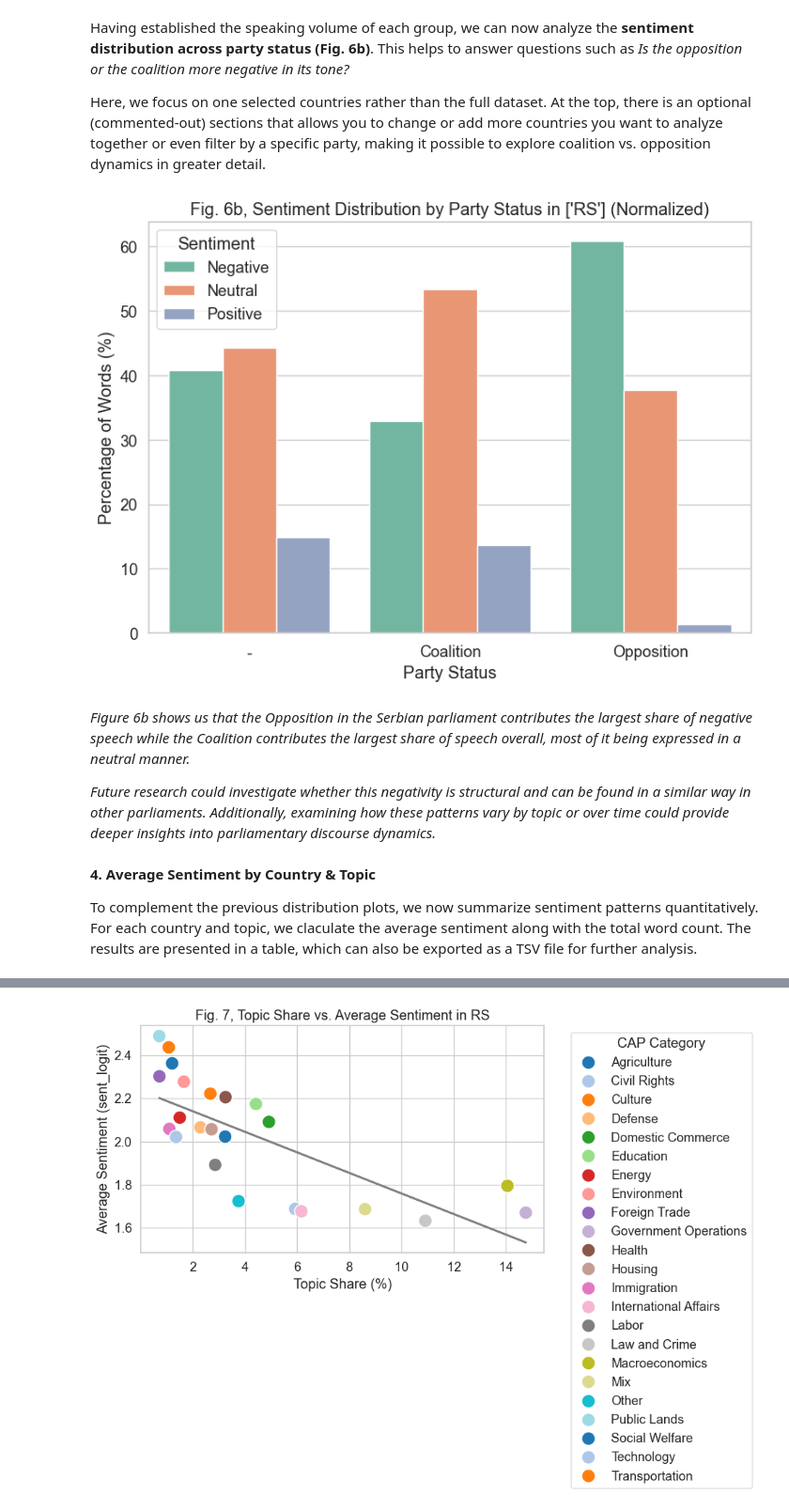
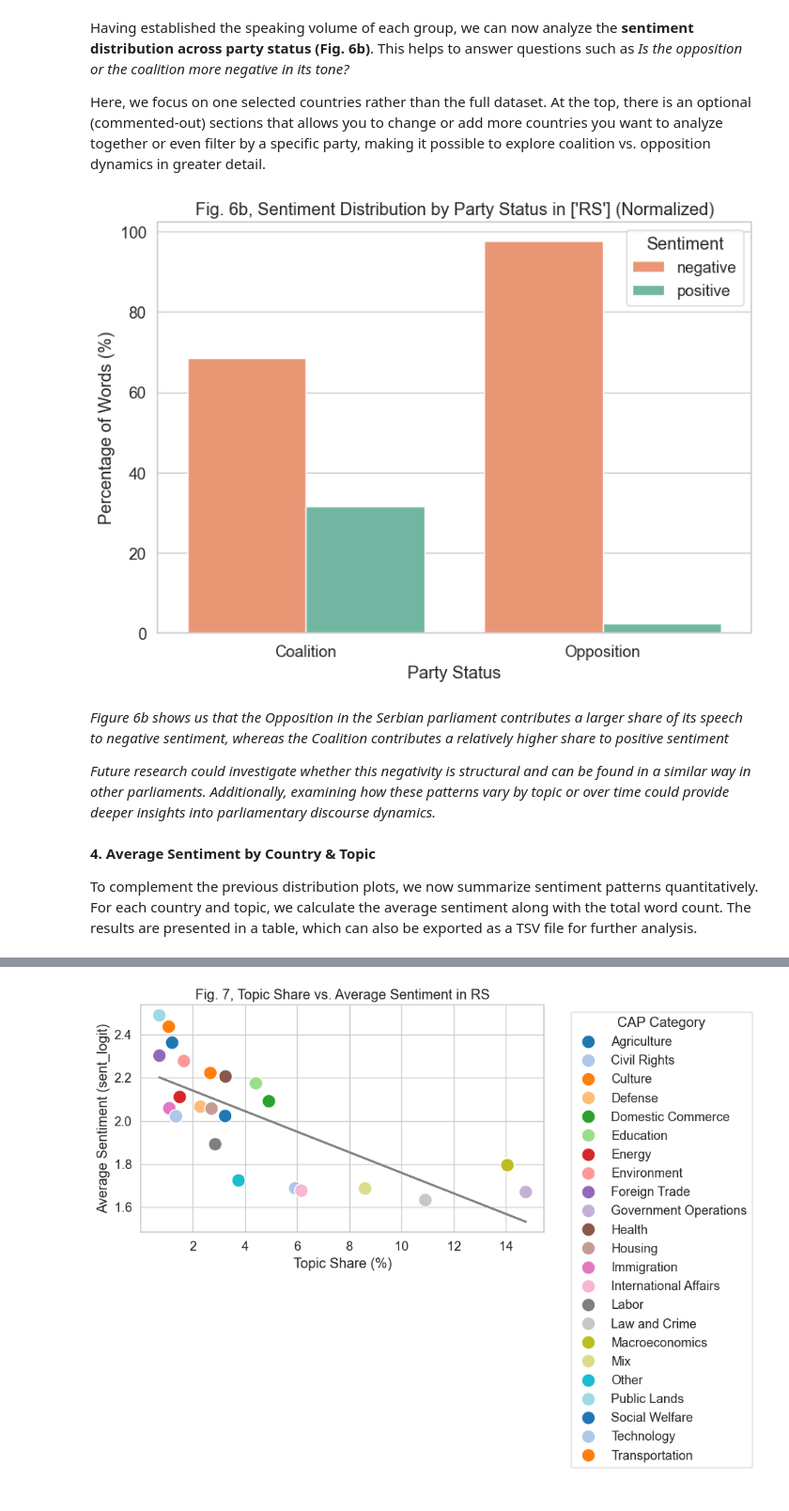
Before and after one commit to clarinsi/ParlaCAP-Analysis-Tutorials, a Jupyter notebook: Tutorial 2 - Calculating Topic and Sentiment Distributions.ipynb, the cells around one changed output, grey strips where cells are left out. Shown at 94% size. Saved outputs shown, nothing was run; the diff lists cells and outputs as text; code cells hidden in the pictures.

```diff
--- a/Tutorial 2 - Calculating Topic and Sentiment Distributions.ipynb
+++ b/Tutorial 2 - Calculating Topic and Sentiment Distributions.ipynb
@@ -116,3 +116,8 @@ All filtered: (4597575, 21)
+# %%
+filtered_all["CAP_category"] = filtered_all["CAP_category"].astype("category")
+filtered_all = filtered_all[~filtered_all["CAP_category"].isin(["Mix", "Other"])]
+# %%
+filtered_all["CAP_category"] = filtered_all["CAP_category"].cat.remove_unused_categories()
 # %% [markdown]
 **2. CAP Category Distributions**
 
@@ -415,48 +450,65 @@ Here, we focus on one selected countries rather than the full dataset. At the to
 # %%
 # ---- 1. Select the countries ----
 selected_countries = ["RS"]
 filtered_subset = filtered_all[filtered_all["country"].isin(selected_countries)].copy()
 
-# ---- 2. Aggregate word count by party status and sentiment ----
+# ---- 2. Aggregate ----
 status_word_counts = (
     filtered_subset
-    .groupby(["party_status", "sent3_category"])["word_count"]
+    .groupby(["party_status", "sent3_category"], observed=True)["word_count"]
     .sum()
     .reset_index()
 )
 
-# ---- 3. Calculate percentages within each party status ----
-# First, get total words per party_status
-totals = status_word_counts.groupby('party_status')['word_count'].transform('sum')
-# Then calculate percentage
-status_word_counts['percentage'] = (status_word_counts['word_count'] / totals) * 100
+# ---- 2.1 Normalize sentiment labels (case/whitespace) ----
+status_word_counts["sent3_category"] = (
+    status_word_counts["sent3_category"].astype(str).str.strip().str.lower()
+)
 
-# ---- 4. Plot normalized sentiment distribution ----
+# ---- 2.2 Filter out "-" status and neutral ----
+status_word_counts = status_word_counts[
+    (status_word_counts["party_status"] != "-") &
+    (status_word_counts["sent3_category"] != "neutral")
+]
+
+# ---- 3. Percent within each party_status (over remaining sentiments) ----
+totals = status_word_counts.groupby("party_status")["word_count"].transform("sum")
+status_word_counts["percentage"] = status_word_counts["word_count"] / totals * 100
+
+# ---- 4. Plot ----
+set2 = sns.color_palette("Set2")
+custom_palette = {
+    "negative": set2[1],  # orange
+
+    "positive": set2[0]   # green
+}
+
 plt.figure(figsize=(8, 6))
 sns.barplot(
     data=status_word_counts,
     x="party_status",
-    y="percentage",  # Use percentage instead of absolute count
+    y="percentage",
     hue="sent3_category",
-    palette="Set2"
+    hue_order=hue_order,
+    palette=custom_palette
 )
 
 plt.title(f"Fig. 6b, Sentiment Distribution by Party Status in {selected_countries} (Normalized)")
 plt.xlabel("Party Status")
 plt.ylabel("Percentage of Words (%)")
 plt.legend(title="Sentiment")
 plt.tight_layout()
 plt.show()
 # %% [output]
-[figure, old version]
+[figure, new version]
 # %% [markdown]
-*Figure 6b shows us that the Opposition in the Serbian parliament contributes the largest share of negative speech while the Coalition contributes the largest share of speech overall, most of it being expressed in a neutral manner.*
+*Figure 6b shows us that the Opposition in the Serbian parliament contributes a larger share of its speech to negative sentiment, whereas the Coalition contributes a relatively higher share to positive sentiment*
 
 *Future research could investigate whether this negativity is structural and can be found in a similar way in other parliaments. Additionally, examining how these patterns vary by topic or over time could provide deeper insights into parliamentary discourse dynamics.*
 # %% [markdown]
 **4. Average Sentiment by Country & Topic**
 
-To complement the previous distribution plots, we now summarize sentiment patterns quantitatively. For each country and topic, we claculate the average sentiment along with the total word count. The results are presented in a table, which can also be exported as a TSV file for further analysis.
+To complement the previous distribution plots, we now summarize sentiment patterns quantitatively. For each country and topic, we calculate the average sentiment along with the total word count. The results are presented in a table, which can also be exported as a TSV file for further analysis.
 # %%
 # ---- 1. Compute weighted avg sentiment and total word count ----
 agg = (
```
Also changed, not shown: parts of 16 cells of this notebook, 4 other files.
